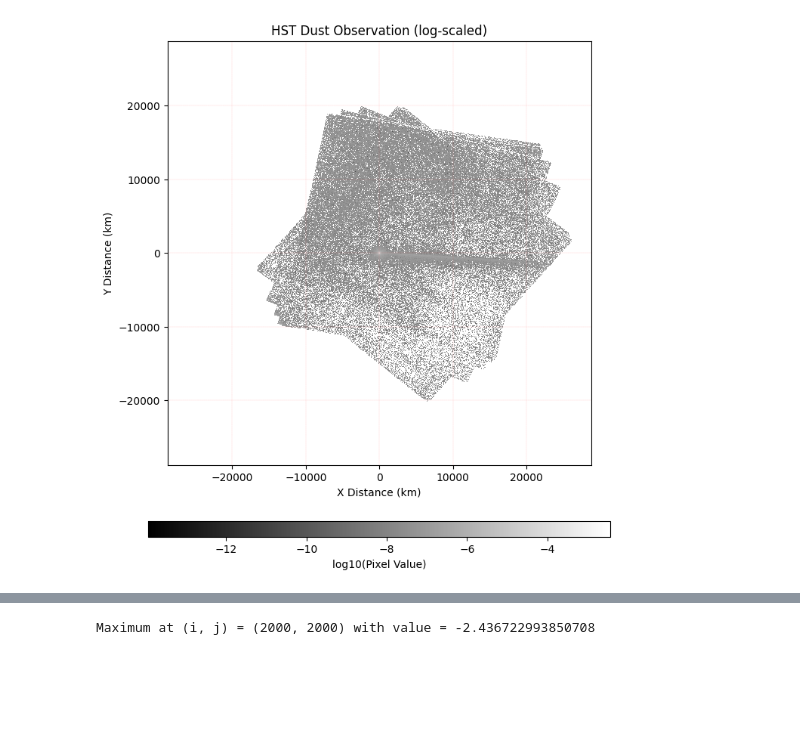
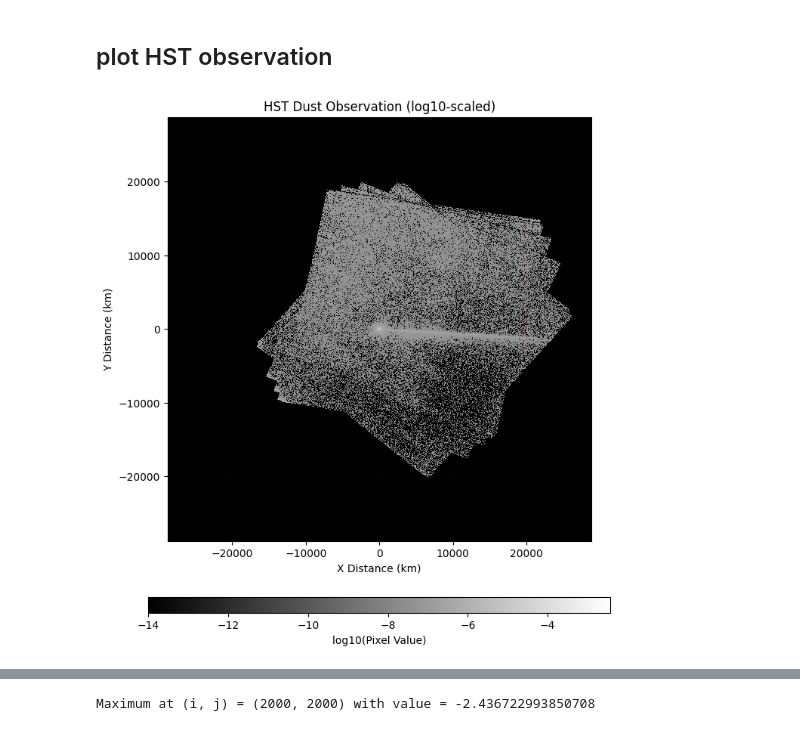
Before and after one commit to gitlinffff/rebound, a Jupyter notebook: analysis/hst_imageprocess/hst_fitting.ipynb, the cells around one changed output, grey strips where cells are left out. Drawn from its saved outputs; the diff is of its cells as text; code cells hidden in the pictures; blank space fills up the shorter version.

```diff
--- a/analysis/hst_imageprocess/hst_fitting.ipynb
+++ b/analysis/hst_imageprocess/hst_fitting.ipynb
@@ -3,3 +1,5 @@
+# %% [markdown]
+## plot HST observation
 # %%
 from astropy.io import fits
 import matplotlib.pyplot as plt
@@ -15,11 +15,16 @@ with fits.open('/home/linfel/linfel_data/hst_raw_JianyangLi/17293/stack_all.fits
 orientat = header.get('ORIENTAT', 'N/A')
 utc_mid = header.get('UTC-MID', 'N/A')
 # %%
-# clean data and logarithmic brightness scale
-hst_data[hst_data < 0] = np.nan
-log_hst = np.copy(hst_data)
-mask = hst_data >= 0
-log_hst[mask] = np.log10(hst_data[mask])
+# # clean data and logarithmic brightness scale
+# hst_data[hst_data < 0] = np.nan
+# log_hst = np.copy(hst_data)
+# mask = hst_data >= 0
+# log_hst[mask] = np.log10(hst_data[mask])
+# %%
+# clean data, set minimum 1e-20, and logarithmic brightness scale
+hst_data[hst_data < 0] = 0
+hst_data[np.isnan(hst_data)] = 0
+log10_hst = np.log10(hst_data + 1e-20)
 # %%
 # coordinates are in 'Sun Body Center'
 r_Didy_sys_bary = np.array([-1.252938965664409E+08, 1.736400744097055E+08, 1.017805938869286E+07])  # km
@@ -33,7 +38,7 @@ pixel_fov = np.deg2rad(pixel_arcsec / 3600)  # pixel field of view in rad
 pixel_km = 2 * range_km * np.tan(pixel_fov/2)
 
 # Axes in km
-ny, nx = log_hst.shape
+ny, nx = hst_data.shape
 x_km = np.arange(nx+1) * pixel_km
 y_km = np.arange(ny+1) * pixel_km
 x_km = x_km - x_km[-1]/2
@@ -41,26 +46,26 @@ y_km = y_km - y_km[-1]/2
 # %%
 # Plot
 X, Y = np.meshgrid(x_km, y_km)   # km
 
 plt.figure(figsize=(8, 8))
-pc = plt.pcolormesh(X, Y, log_hst, cmap='gray', shading='auto')
+pc = plt.pcolormesh(X, Y, log10_hst, cmap='gray', shading='auto', vmin=-14, vmax=np.nanmax(log10_hst))
 
 plt.xlabel('X Distance (km)')
 plt.ylabel('Y Distance (km)')
-plt.title('HST Dust Observation (log-scaled)')
+plt.title('HST Dust Observation (log10-scaled)')
 plt.grid(True, linestyle='--', linewidth=0.1, color='red', alpha=0.7)
 
 cbar = plt.colorbar(pc, orientation='horizontal', pad=0.1, shrink=0.8, aspect=30)  # pad adjusts spacing
 cbar.set_label('log10(Pixel Value)')
 
 # Set axis limits
 plt.gca().set_aspect('equal', adjustable='box')
 #plt.xlim(x_km[0], x_km[-1])
 #plt.ylim(y_km[0], y_km[-1])
 
 plt.tight_layout()
-plt.savefig('hst_dust_observation_131.29.png', dpi=300, bbox_inches='tight')
+plt.savefig('hst_dust_observation_131.29_.png', dpi=300, bbox_inches='tight')
 plt.show()
 plt.close()
 # %% [output]
-[figure, old version]
+[figure, new version]
```
Also changed, not shown: parts of 17 cells of this notebook.
